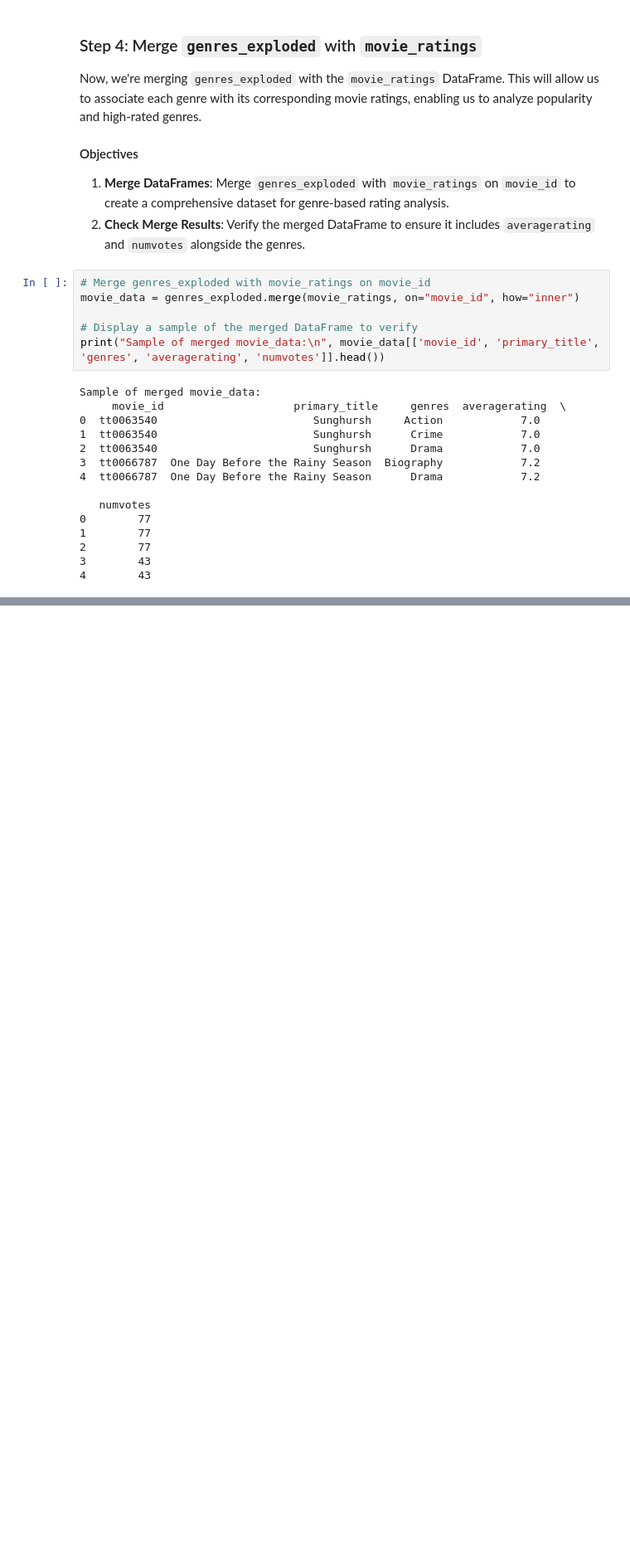
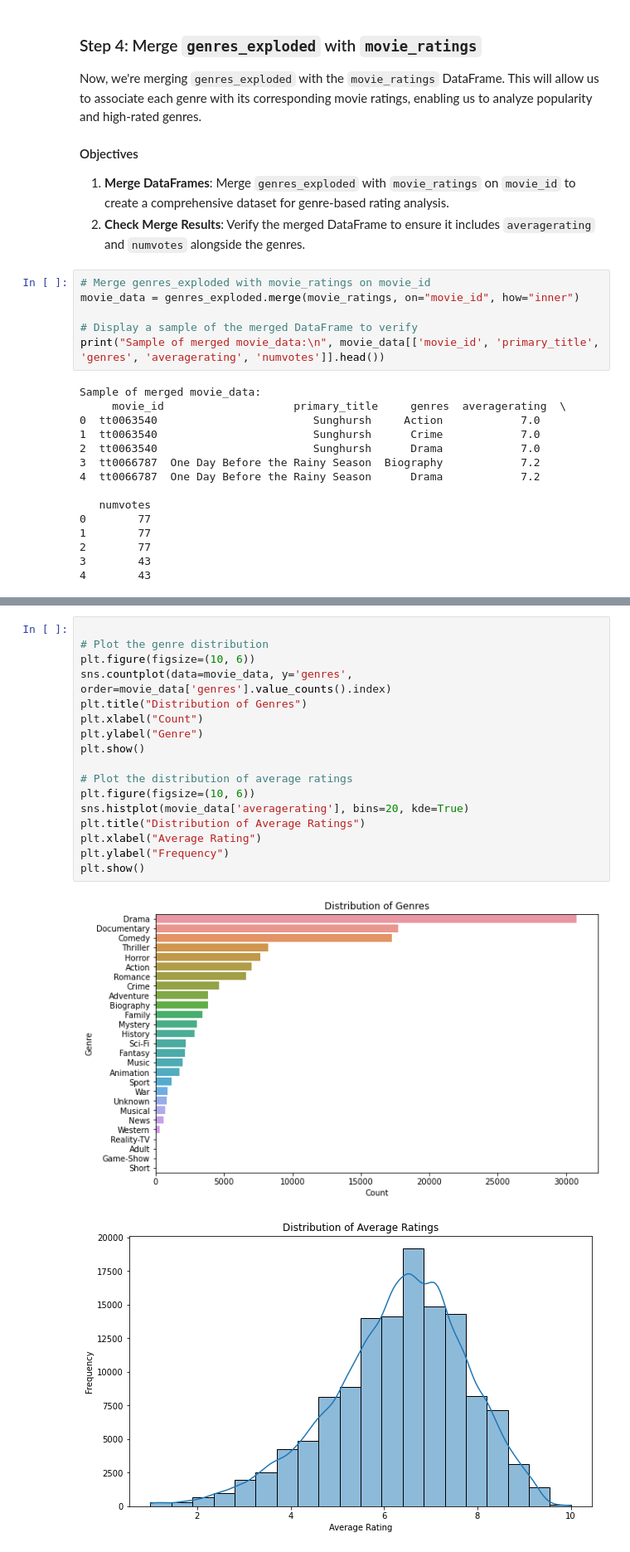
Before and after one commit to Otim135/group3-phase2-project, a Jupyter notebook: ipynbs/Alfred.ipynb, the cells around one changed output, grey strips where cells are left out. Shown at 83% size. Saved outputs shown, nothing was run; the diff lists cells and outputs as text; blank space fills up the shorter version.

Commit message:
Commenced EDA-Univariate Analysis to understand the distribution of my data (genres and average ratings)

```diff
--- a/ipynbs/Alfred.ipynb
+++ b/ipynbs/Alfred.ipynb
@@ -317,0 +338,20 @@ Sample of merged movie_data:
+# %%
+
+# Plot the genre distribution
+plt.figure(figsize=(10, 6))
+sns.countplot(data=movie_data, y='genres', order=movie_data['genres'].value_counts().index)
+plt.title("Distribution of Genres")
+plt.xlabel("Count")
+plt.ylabel("Genre")
+plt.show()
+
+# Plot the distribution of average ratings
+plt.figure(figsize=(10, 6))
+sns.histplot(movie_data['averagerating'], bins=20, kde=True)
+plt.title("Distribution of Average Ratings")
+plt.xlabel("Average Rating")
+plt.ylabel("Frequency")
+plt.show()
+# %% [output]
+[figure, added]
+[figure, added]
```
Also changed, not shown: parts of 1 cell of this notebook.
